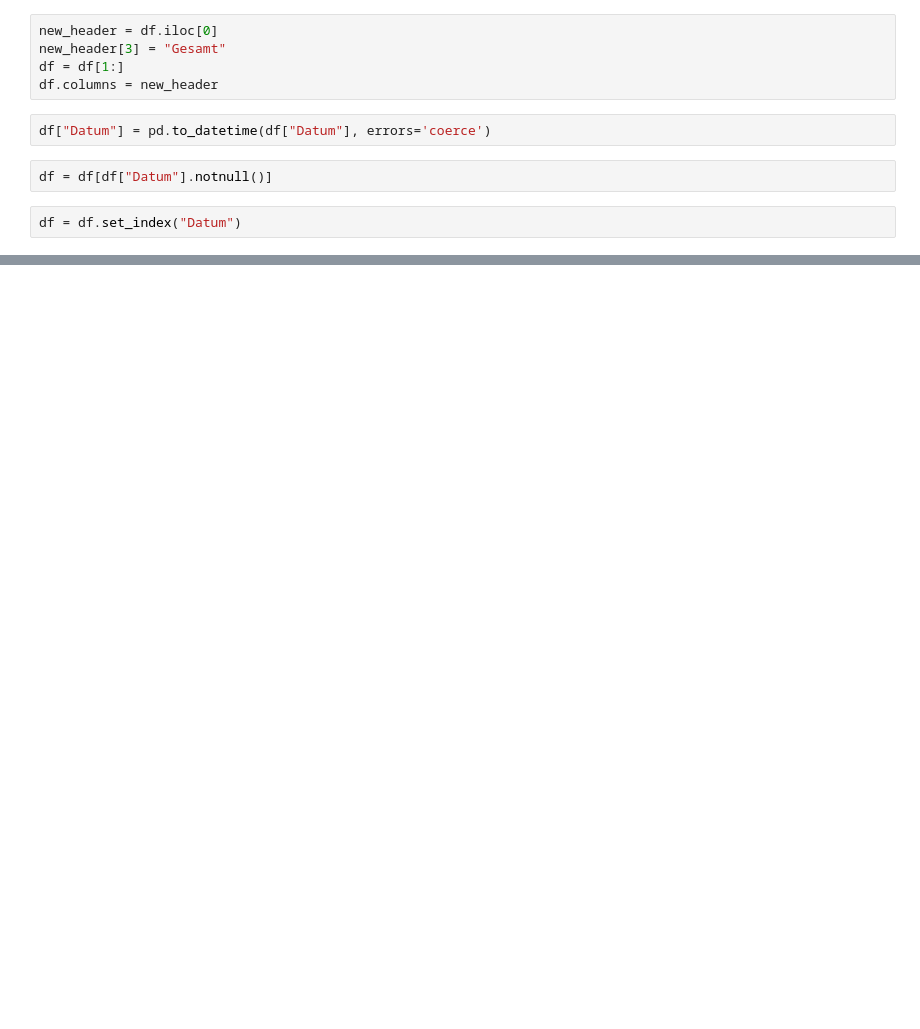
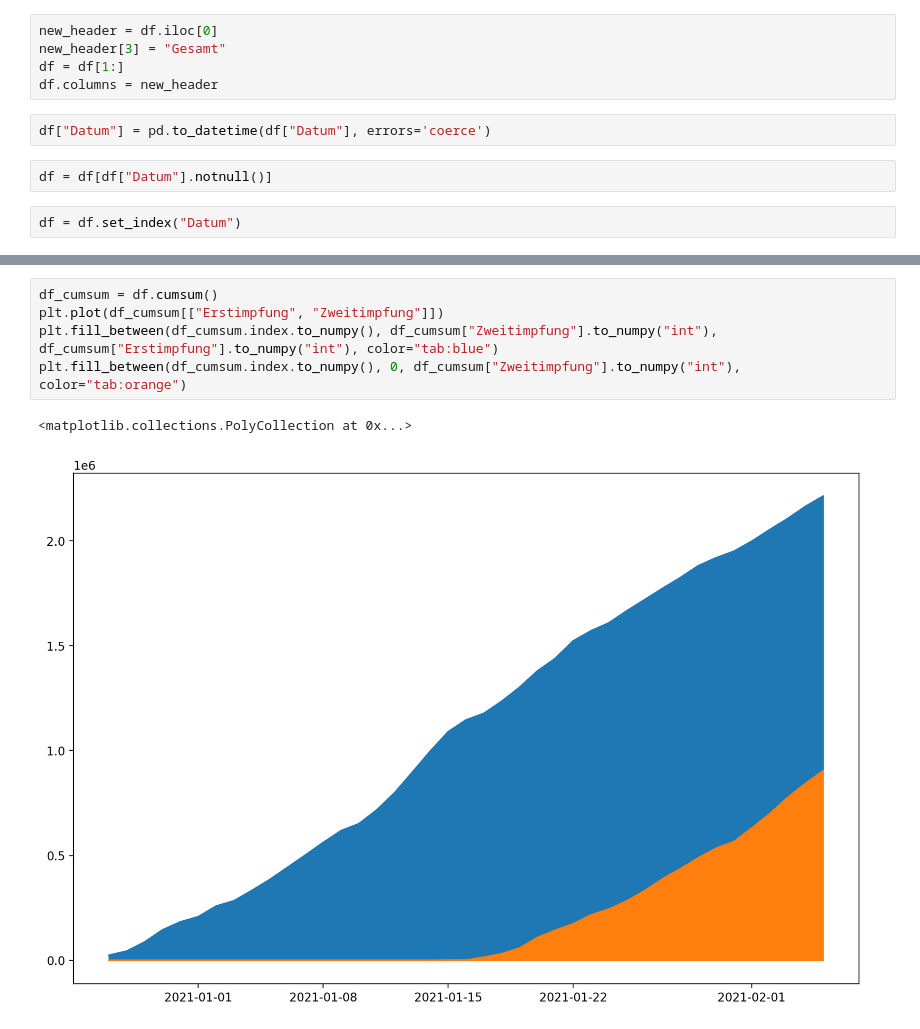
Before and after one commit to pczora/impfo, a Jupyter notebook: impfo.ipynb, the cells around one changed output, grey strips where cells are left out. Drawn from its saved outputs; the diff is of its cells as text; blank space fills up the shorter version.

```diff
--- a/impfo.ipynb
+++ b/impfo.ipynb
@@ -44,0 +57,8 @@ df[["Erstimpfung", "Zweitimpfung"]].cumsum().plot()
+# %%
+df_cumsum = df.cumsum()
+plt.plot(df_cumsum[["Erstimpfung", "Zweitimpfung"]])
+plt.fill_between(df_cumsum.index.to_numpy(), df_cumsum["Zweitimpfung"].to_numpy("int"), df_cumsum["Erstimpfung"].to_numpy("int"), color="tab:blue")
+plt.fill_between(df_cumsum.index.to_numpy(), 0, df_cumsum["Zweitimpfung"].to_numpy("int"), color="tab:orange")
+# %% [output]
+<matplotlib.collections.PolyCollection at 0x...>
+[figure, added]
```
Also changed, not shown: parts of 6 cells of this notebook.
